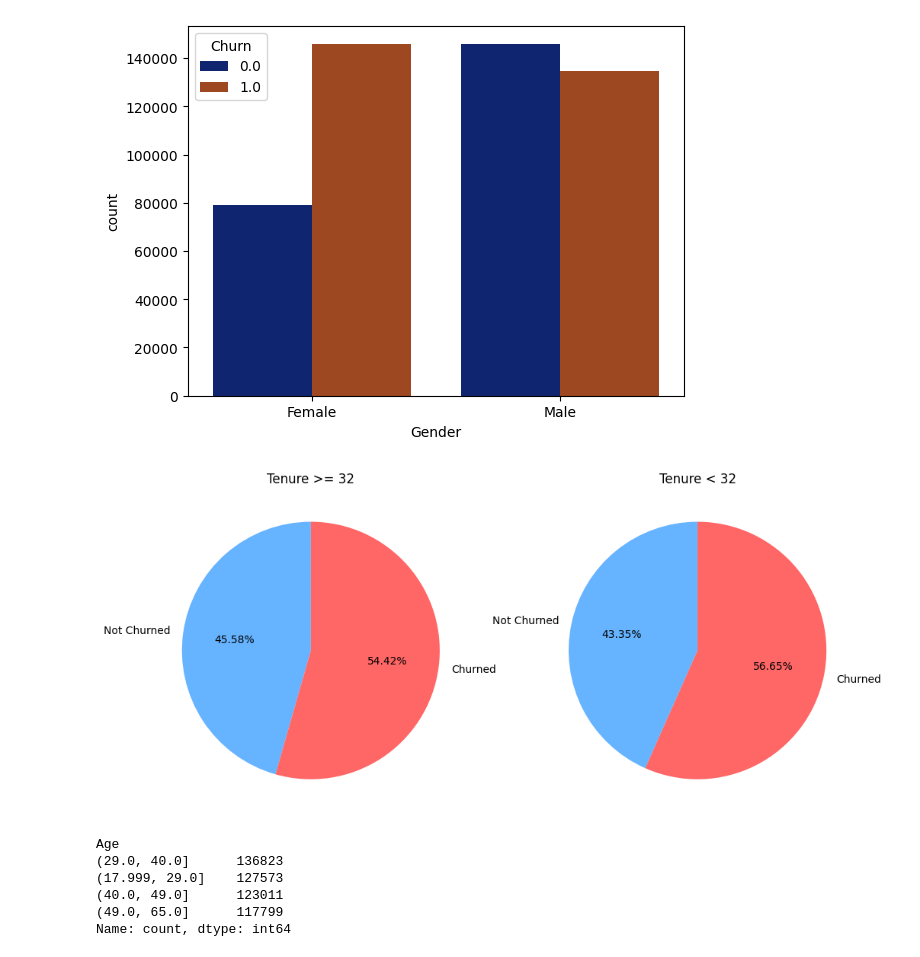
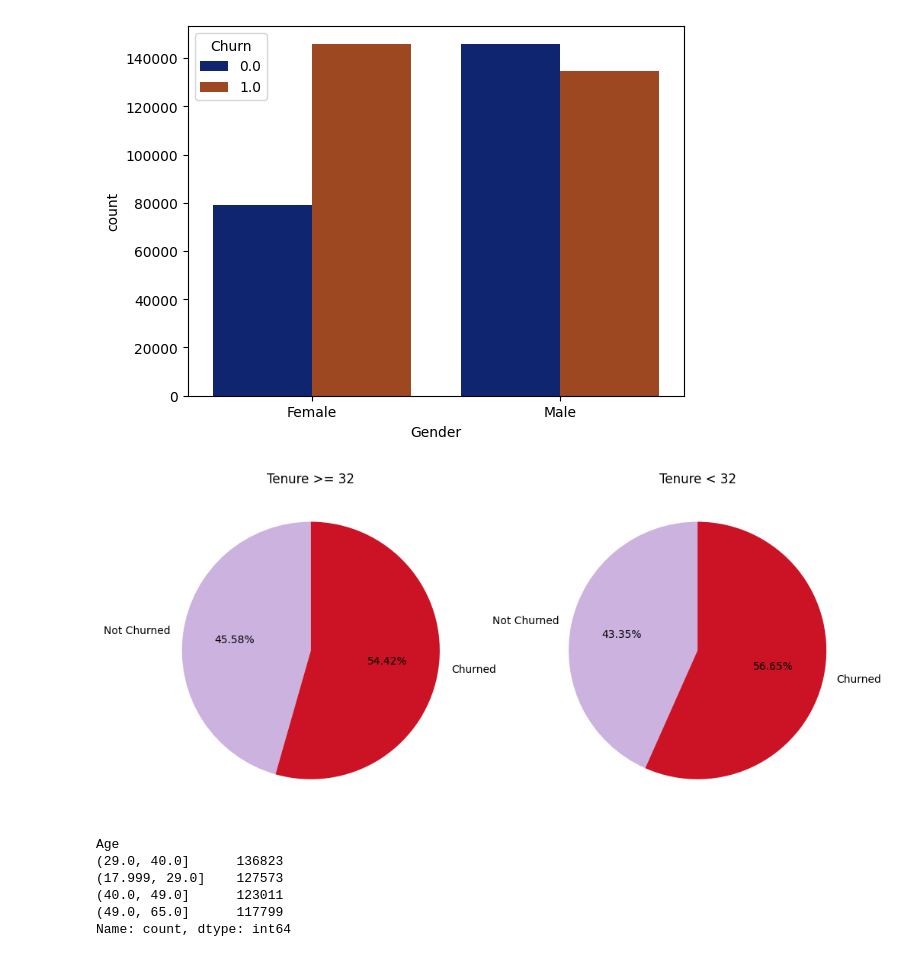
Before and after one commit to anjaneyajavvadi/CustomerChurn-EndToEnd, a Jupyter notebook: notebooks/eda.ipynb, the cells around one changed output. Cells and saved outputs as stored; diff of their text form; code cells hidden in the pictures.

```diff
--- a/notebooks/eda.ipynb
+++ b/notebooks/eda.ipynb
@@ -121,23 +121,23 @@ sns.countplot(x=df1['Gender'],hue=df1['Churn'],palette='dark')
 # %%
 import matplotlib.pyplot as plt
 
 counts_ge32 = df1[df1['Tenure'] >= 32].groupby('Churn')['Churn'].count()
 counts_lt32 = df1[df1['Tenure'] < 32].groupby('Churn')['Churn'].count()
 
 labels = ['Not Churned', 'Churned']
-colors = ['#66b3ff', '#ff6666']
+colors = ['#ccb3df', '#cc1326']
 
 fig, axes = plt.subplots(1, 2, figsize=(12, 6))
 
 axes[0].pie(counts_ge32, labels=labels, colors=colors, autopct='%.2f%%', startangle=90)
 axes[0].set_title('Tenure >= 32')
 
 axes[1].pie(counts_lt32, labels=labels, colors=colors, autopct='%.2f%%', startangle=90)
 axes[1].set_title('Tenure < 32')
 
 plt.show()
 # %% [output]
-[figure, old version]
+[figure, new version]
 # %%
 age_quartiles = pd.qcut(df1['Age'], 4)
 print(age_quartiles.value_counts())
```
Also changed, not shown: parts of 32 cells of this notebook, 10 other files.
